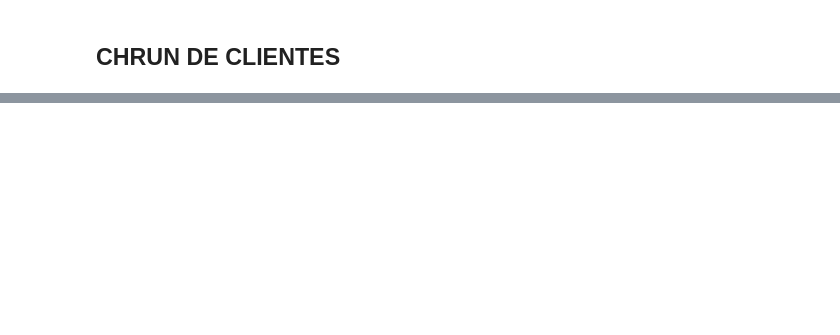
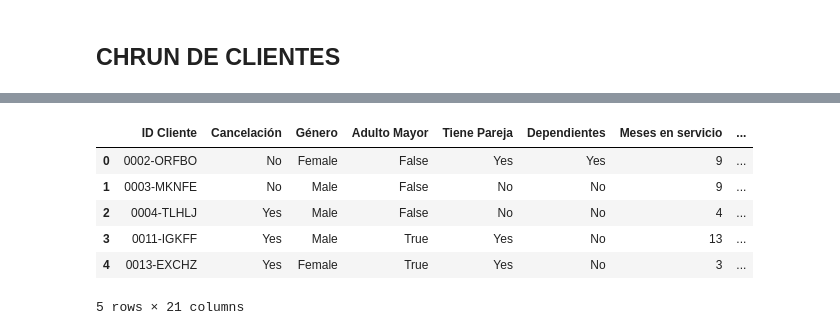
Before and after one commit to Maucho6340/Telecom_X_LATAM, a Jupyter notebook: Challenge_CHRUN_COLAB.ipynb, the cells around one changed output, grey strips where cells are left out. Cells and saved outputs as stored; diff of their text form; code cells hidden in the pictures; blank space fills up the shorter version.

```diff
--- a/Challenge_CHRUN_COLAB.ipynb
+++ b/Challenge_CHRUN_COLAB.ipynb
@@ -39,0 +63,18 @@ data
+# %%
+# Convertir tipos de datos
+# Convertir columnas numéricas
+df_final['Charges.Total'] = pd.to_numeric(df_final['Charges.Total'], errors='coerce')
+
+# Convertir variables categóricas a 'category' para optimizar memoria
+categorical_cols = ['Churn', 'gender', 'Partner', 'Dependents', 'PhoneService', 'MultipleLines',
+                    'InternetService', 'OnlineSecurity', 'OnlineBackup', 'DeviceProtection',
+                    'TechSupport', 'StreamingTV', 'StreamingMovies', 'Contract',
+                    'PaperlessBilling', 'PaymentMethod']
+
+df_final[categorical_cols] = df_final[categorical_cols].astype('category')
+
+# Convertir `SeniorCitizen` a booleano
+df_final['SeniorCitizen'] = df_final['SeniorCitizen'].astype(bool)
+
+# Verificar cambios
+print(df_final.info())
@@ -39,0 +99,59 @@ data
+# %%
+# Renombrar las columnas
+`customerID`: número de identificación único de cada cliente
+- `Churn`: si el cliente dejó o no la empresa
+- `gender`: género (masculino y femenino)
+- `SeniorCitizen`: información sobre si un cliente tiene o no una edad igual o mayor a 65 años
+- `Partner`: si el cliente tiene o no una pareja
+- `Dependents`: si el cliente tiene o no dependientes
+- `tenure`: meses de contrato del cliente
+- `PhoneService`: suscripción al servicio telefónico
+- `MultipleLines`: suscripción a más de una línea telefónica
+- `InternetService`: suscripción a un proveedor de internet
+- `OnlineSecurity`: suscripción adicional de seguridad en línea
+- `OnlineBackup`: suscripción adicional de respaldo en línea
+- `DeviceProtection`: suscripción adicional de protección del dispositivo
+- `TechSupport`: suscripción adicional de soporte técnico, menor tiempo de espera
+- `StreamingTV`: suscripción de televisión por cable
+- `StreamingMovies`: suscripción de streaming de películas
+- `Contract`: tipo de contrato
+- `PaperlessBilling`: si el cliente prefiere recibir la factura en línea
+- `PaymentMethod`: forma de pago
+- `Charges.Monthly`: total de todos los servicios del cliente por mes
+- `Charges.Total`: total gastado por el cliente
+# Diccionario de nombres (según el archivo en GitHub)
+diccionario = {
+    "customerID": "ID Cliente",
+    "Churn": "Cancelación",
+    "gender": "Género",
+    "SeniorCitizen": "Adulto Mayor",
+    "Partner": "Tiene Pareja",
+    "Dependents": "Dependientes",
+    "tenure": "Meses en servicio",
+    "PhoneService": "Servicio de Teléfono",
+    "MultipleLines": "Líneas Múltiples",
+    "InternetService": "Servicio de Internet",
+    "OnlineSecurity": "Seguridad en Línea",
+    "OnlineBackup": "Respaldo en Línea",
+    "DeviceProtection": "Protección de Dispositivo",
+    "TechSupport": "Soporte Técnico",
+    "StreamingTV": "Streaming TV",
+    "StreamingMovies": "Streaming Películas",
+    "Contract": "Tipo de Contrato",
+    "PaperlessBilling": "Facturación Electrónica",
+    "PaymentMethod": "Método de Pago",
+    "Charges.Monthly": "Cobro Mensual",
+    "Charges.Total": "Cobro Total"
+}
+
+# Renombrar columnas
+df_final.rename(columns=diccionario, inplace=True)
+df_final.head()
+# %% [output]
+|  | ID Cliente | Cancelación | Género | Adulto Mayor | Tiene Pareja | Dependientes | Meses en servicio | ... |
+| 0 | 0002-ORFBO | No | Female | False | Yes | Yes | 9 | ... |
+| 1 | 0003-MKNFE | No | Male | False | No | No | 9 | ... |
+| 2 | 0004-TLHLJ | Yes | Male | False | No | No | 4 | ... |
+| 3 | 0011-IGKFF | Yes | Male | True | Yes | No | 13 | ... |
+| 4 | 0013-EXCHZ | Yes | Female | True | Yes | No | 3 | ... |
+5 rows × 21 columns
```
Also changed, not shown: parts of 6 cells of this notebook.
